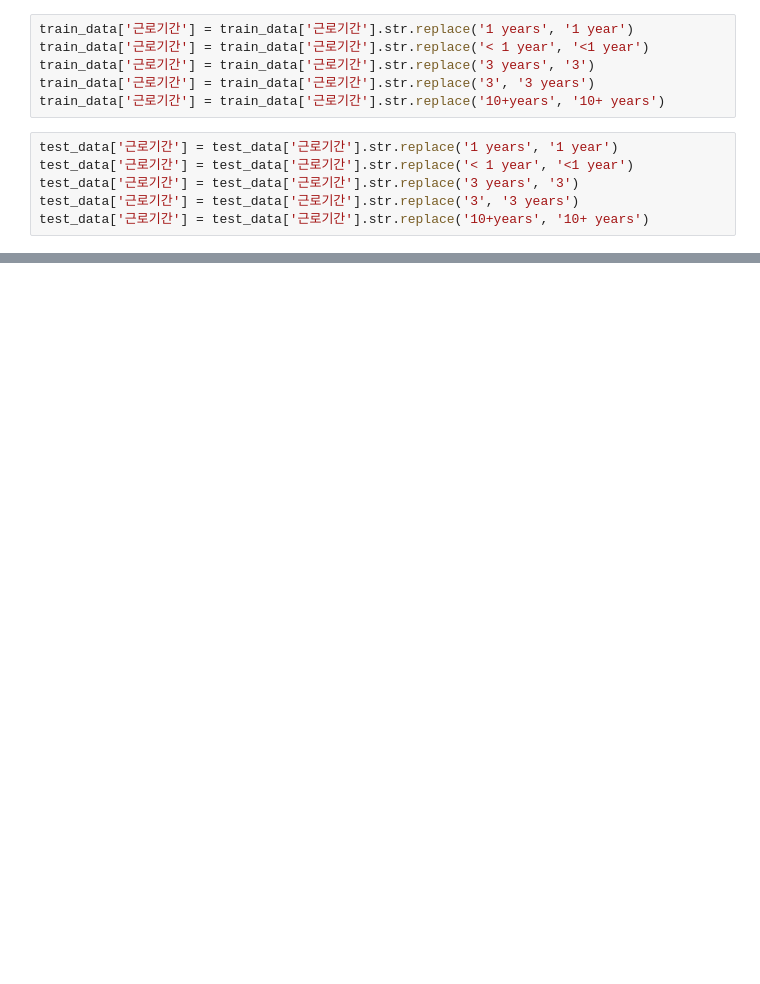
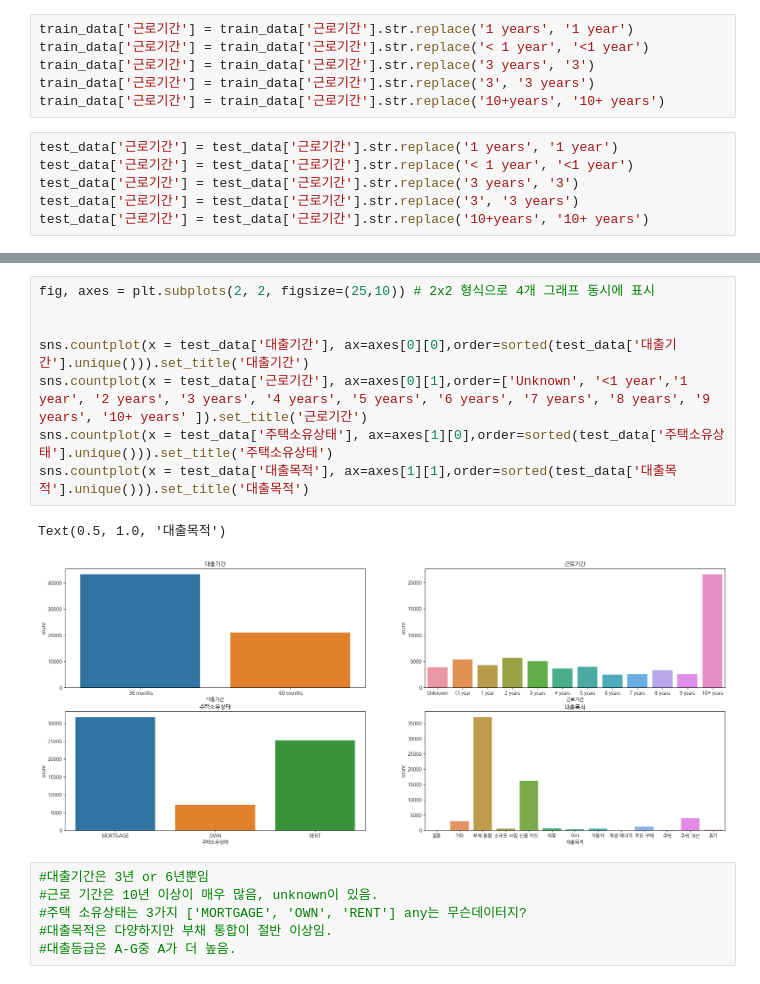
Before and after one commit to J7NU/ML_PRAC_2023_WINTER, a Jupyter notebook: Dacon/고객_대출등급_분류_해커톤/First_Dacon.ipynb, the cells around one changed output, grey strips where cells are left out. Drawn from its saved outputs; the diff is of its cells as text; blank space fills up the shorter version.

```diff
--- a/Dacon/고객_대출등급_분류_해커톤/First_Dacon.ipynb
+++ b/Dacon/고객_대출등급_분류_해커톤/First_Dacon.ipynb
@@ -184,0 +107,17 @@ train_data_C[train_data['주택소유상태']=='ANY']
+# %%
+fig, axes = plt.subplots(2, 2, figsize=(25,10)) # 2x2 형식으로 4개 그래프 동시에 표시
+
+
+sns.countplot(x = test_data['대출기간'], ax=axes[0][0],order=sorted(test_data['대출기간'].unique())).set_title('대출기간')
+sns.countplot(x = test_data['근로기간'], ax=axes[0][1],order=['Unknown', '<1 year','1 year', '2 years', '3 years', '4 years', '5 years', '6 years', '7 years', '8 years', '9 years', '10+ years' ]).set_title('근로기간')
+sns.countplot(x = test_data['주택소유상태'], ax=axes[1][0],order=sorted(test_data['주택소유상태'].unique())).set_title('주택소유상태')
+sns.countplot(x = test_data['대출목적'], ax=axes[1][1],order=sorted(test_data['대출목적'].unique())).set_title('대출목적')
+# %% [output]
+Text(0.5, 1.0, '대출목적')
+[figure, added]
+# %%
+#대출기간은 3년 or 6년뿐임
+#근로 기간은 10년 이상이 매우 많음, unknown이 있음.
+#주택 소유상태는 3가지 ['MORTGAGE', 'OWN', 'RENT'] any는 무슨데이터지?
+#대출목적은 다양하지만 부채 통합이 절반 이상임.
+#대출등급은 A-G중 A가 더 높음.
```
Also changed, not shown: parts of 20 cells of this notebook, 1 other file.
